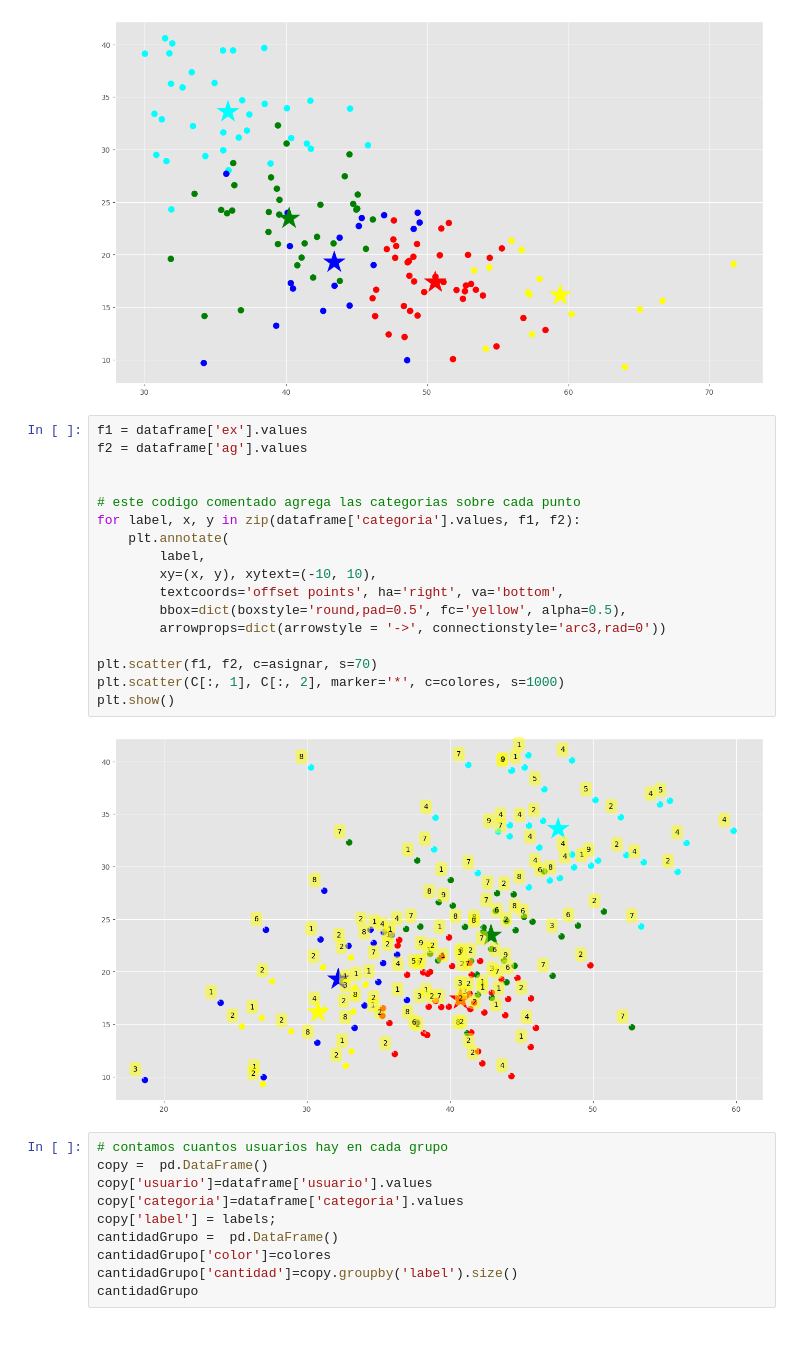
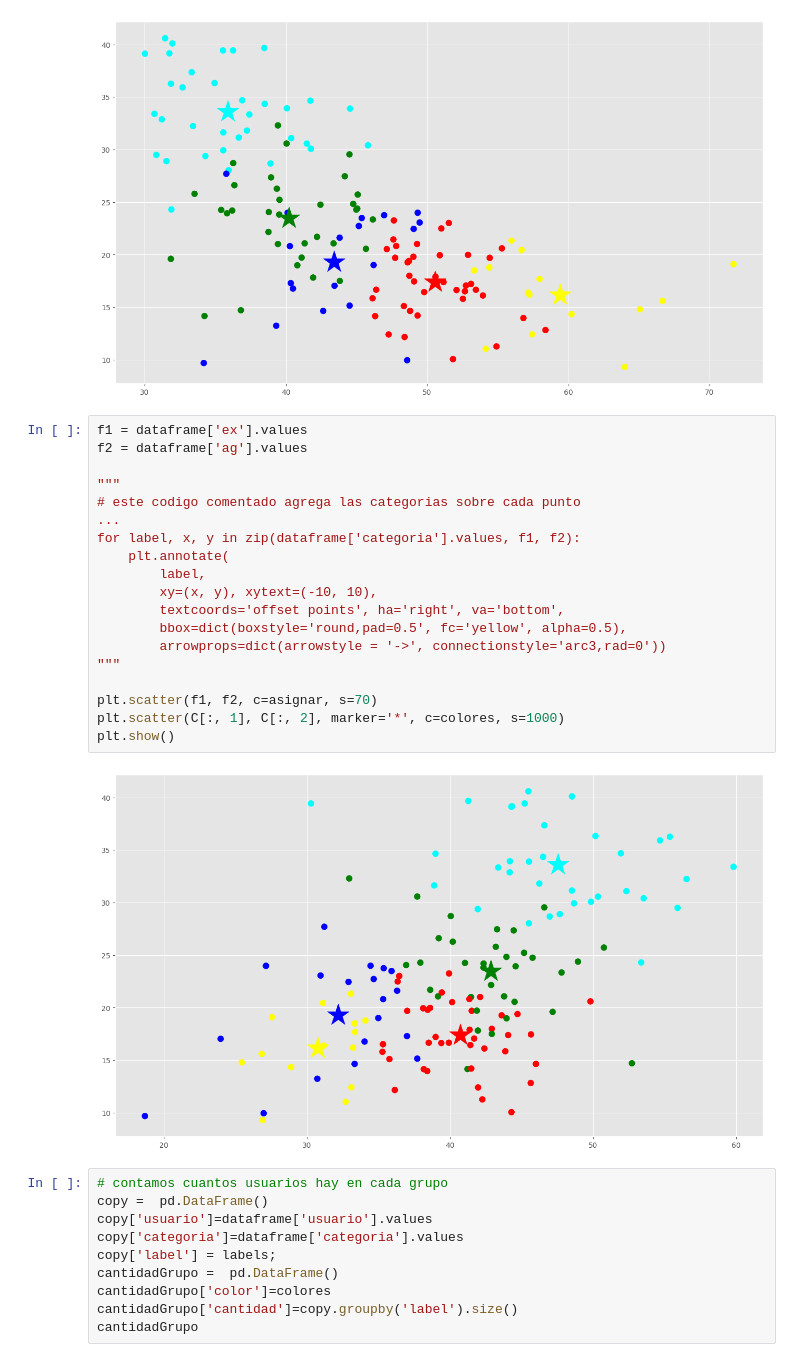
Before and after one commit to davidogm/DataScience, a Jupyter notebook: datamining /EjemplosClustering/Ejercicio_K_Means_ClasificacionPersonas.ipynb, the cells around one changed output. Cells and saved outputs as stored; diff of their text form.

```diff
--- a/datamining /EjemplosClustering/Ejercicio_K_Means_ClasificacionPersonas.ipynb
+++ b/datamining /EjemplosClustering/Ejercicio_K_Means_ClasificacionPersonas.ipynb
@@ -180,22 +182,24 @@ plt.show()
 # %%
 f1 = dataframe['ex'].values
 f2 = dataframe['ag'].values
 
-
+"""
 # este codigo comentado agrega las categorias sobre cada punto
+...
 for label, x, y in zip(dataframe['categoria'].values, f1, f2):
     plt.annotate(
         label,
         xy=(x, y), xytext=(-10, 10),
         textcoords='offset points', ha='right', va='bottom',
         bbox=dict(boxstyle='round,pad=0.5', fc='yellow', alpha=0.5),
         arrowprops=dict(arrowstyle = '->', connectionstyle='arc3,rad=0'))
+"""
 
 plt.scatter(f1, f2, c=asignar, s=70)
 plt.scatter(C[:, 1], C[:, 2], marker='*', c=colores, s=1000)
 plt.show()
 # %% [output]
-[figure, old version]
+[figure, new version]
 # %%
 # contamos cuantos usuarios hay en cada grupo
 copy =  pd.DataFrame()
```
Also changed, not shown: parts of 1 cell of this notebook.
